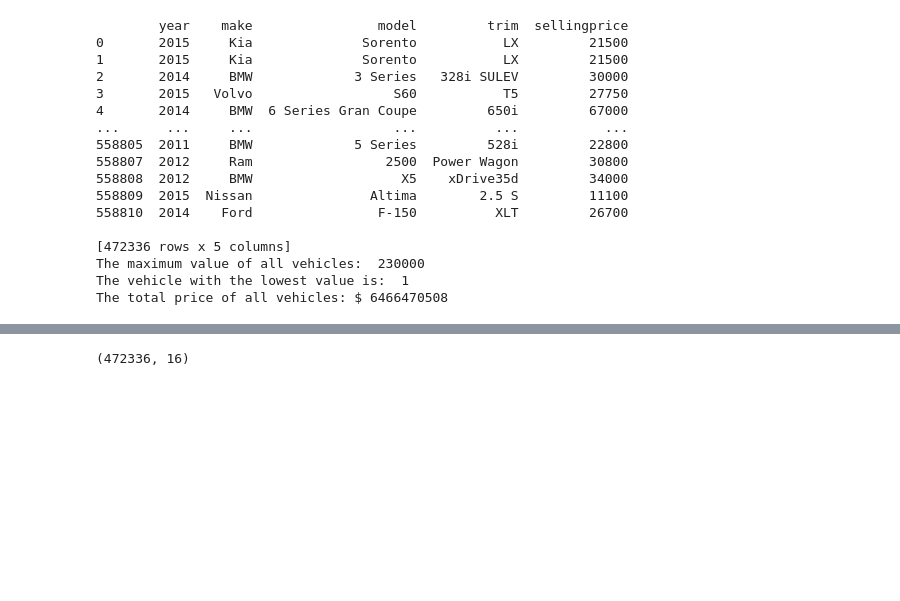
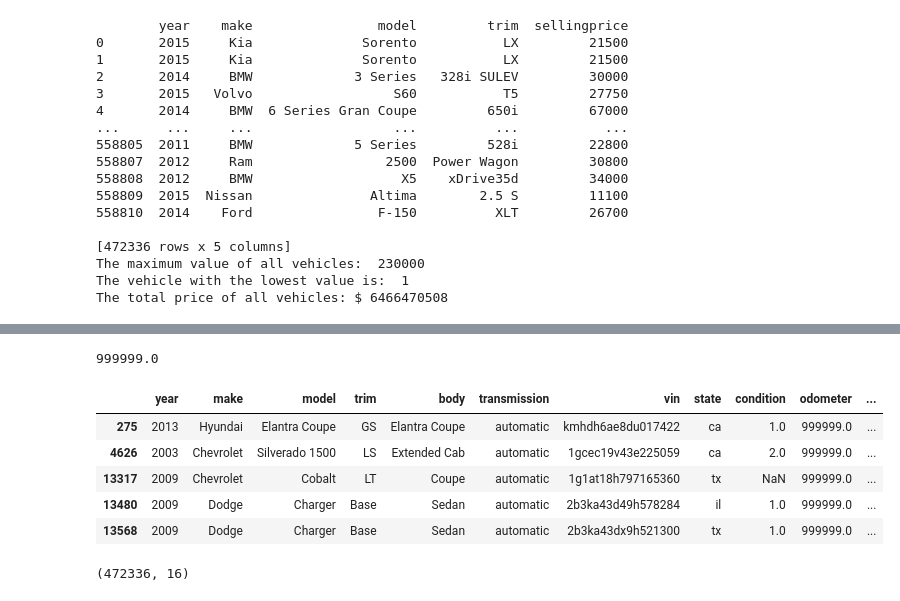
Before and after one commit to LiJnD/car_auctions_analysis, a Jupyter notebook: jupyter_notebooks/carsprice.ipynb, the cells around one changed output, grey strips where cells are left out. Saved outputs shown, nothing was run; the diff lists cells and outputs as text; code cells hidden in the pictures; blank space fills up the shorter version.

Commit message:
more observations and added most odometer

```diff
--- a/jupyter_notebooks/carsprice.ipynb
+++ b/jupyter_notebooks/carsprice.ipynb
@@ -198,7 +203,7 @@ df_cleaned.head()
 # %% [markdown]
 ### vehicle price statistics
 # %%
-df_price = df_cleaned[['year','make','model','trim','sellingprice']]
+df_price = df_cleaned[['year','make','model','trim','odometer','sellingprice']]
 total_price = sum(df_price['sellingprice']) # total price of all cars in dataset
 df_minimo = min(df_price.groupby(['year', 'make'])['sellingprice'].min()) #find the minimum selling price for each year and make
 df_max = max(df_price.groupby(['year','make','model','trim'])['sellingprice'].max())  # maximum number of same car in one year
@@ -228,3 +248,15 @@ The total price of all vehicles: $ 6466470508
+# %%
+df_max_odo = max(df_price.groupby(['year','make','model','trim','sellingprice'])['odometer'].max())  # maximum number of cars with odometer
+high_odometer = df.loc[df['odometer'] == df_max_odo]
+high_odometer.head()
+# %% [output]
+999999.0
+|  | year | make | model | trim | body | transmission | vin | state | condition | odometer | ... |
+| 275 | 2013 | Hyundai | Elantra Coupe | GS | Elantra Coupe | automatic | kmhdh6ae8du017422 | ca | 1.0 | 999999.0 | ... |
+| 4626 | 2003 | Chevrolet | Silverado 1500 | LS | Extended Cab | automatic | 1gcec19v43e225059 | ca | 2.0 | 999999.0 | ... |
+| 13317 | 2009 | Chevrolet | Cobalt | LT | Coupe | automatic | 1g1at18h797165360 | tx | NaN | 999999.0 | ... |
+| 13480 | 2009 | Dodge | Charger | Base | Sedan | automatic | 2b3ka43d49h578284 | il | 1.0 | 999999.0 | ... |
+| 13568 | 2009 | Dodge | Charger | Base | Sedan | automatic | 2b3ka43dx9h521300 | tx | 1.0 | 999999.0 | ... |
 # %%
 df_cleaned.shape
 # %% [output]
```
Also changed, not shown: parts of 20 cells of this notebook.
